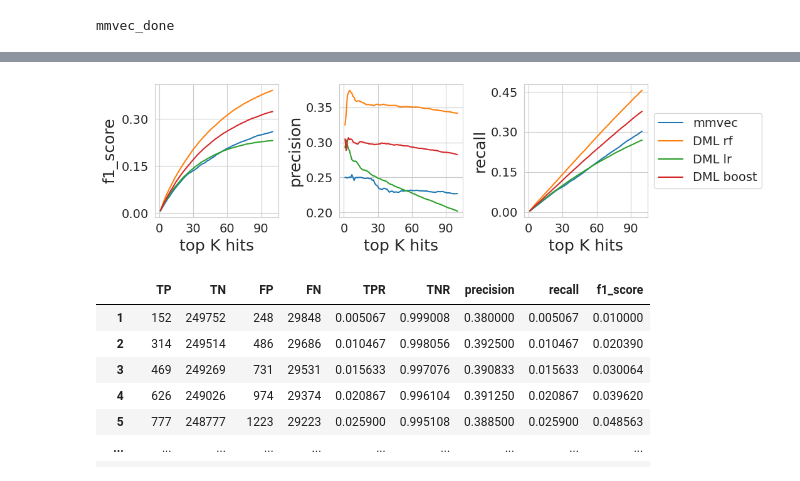
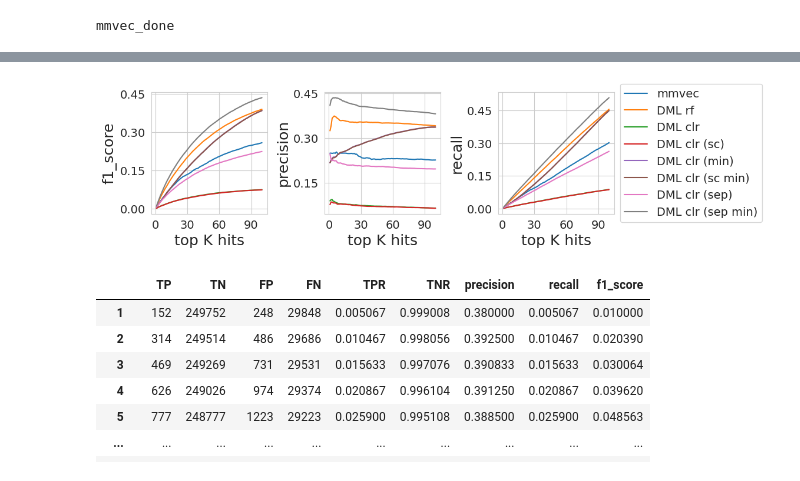
Before and after one commit to DriesDeRyck/thesis, a Jupyter notebook: multiomic-cooccurrences-master/ipynb/Figure2-benchmarks.ipynb, the cells around one changed output, grey strips where cells are left out. Saved outputs shown, nothing was run; the diff lists cells and outputs as text; code cells hidden in the pictures.

```diff
--- a/multiomic-cooccurrences-master/ipynb/Figure2-benchmarks.ipynb
+++ b/multiomic-cooccurrences-master/ipynb/Figure2-benchmarks.ipynb
@@ -168,9 +168,21 @@ dml_ranks_rf = pd.read_csv(os.path.join(results_dir, 'rel/dml_ranks.rf.tsv'), in
     ranks.index, ranks.columns]
 dml_ranks_lr = pd.read_csv(os.path.join(results_dir, 'rel/dml_ranks.lr.tsv'), index_col=0, sep="\t").T.loc[
     ranks.index, ranks.columns]
+dml_ranks_boost = pd.read_csv(os.path.join(results_dir, 'rel/dml_ranks.boost.earlystopping.tsv'), index_col=0, sep="\t").T.loc[
+    ranks.index, ranks.columns]
 # dml_ranks_norm = pd.read_csv(os.path.join(results_dir, 'rel/dml_ranks.norm.tsv'), index_col=0, sep="\t").T.loc[
 #     ranks.index, ranks.columns]
-dml_ranks_boost = pd.read_csv(os.path.join(results_dir, 'rel/dml_ranks.boost.earlystopping.tsv'), index_col=0, sep="\t").T.loc[
+dml_ranks_clr_rf = pd.read_csv(os.path.join(results_dir, 'rel/dml_ranks_clr_rf.tsv'), index_col=0, sep="\t").T.loc[
+    ranks.index, ranks.columns]
+dml_ranks_clr_scaled_rf = pd.read_csv(os.path.join(results_dir, 'rel/dml_ranks.clr_scaled.tsv'), index_col=0, sep="\t").T.loc[
+    ranks.index, ranks.columns]
+dml_ranks_clr_min_rf = pd.read_csv(os.path.join(results_dir, 'rel/dml_ranks.clr_min.tsv'), index_col=0, sep="\t").T.loc[
+    ranks.index, ranks.columns]
+dml_ranks_clr_sc_min_rf = pd.read_csv(os.path.join(results_dir, 'rel/dml_ranks.clr_sc_min.tsv'), index_col=0, sep="\t").T.loc[
+    ranks.index, ranks.columns]
+dml_ranks_clr_sep_rf = pd.read_csv(os.path.join(results_dir, 'rel/dml_ranks.clr_sep.tsv'), index_col=0, sep="\t").T.loc[
+    ranks.index, ranks.columns]
+dml_ranks_clr_sep_min_rf = pd.read_csv(os.path.join(results_dir, 'rel/dml_ranks.clr_sep_min.tsv'), index_col=0, sep="\t").T.loc[
     ranks.index, ranks.columns]
 
 # dml_subset20 = pd.read_csv(os.path.join(results_dir, 'rel/subset20/coefficient_matrix_parallel.tsv'), index_col=0, sep="\t").T.loc[ranks.index, ranks.columns]
@@ -210,9 +212,15 @@ print("mmvec_done")
 # se_res = _edge_roc_curve(se_ranks, edges, k_max=k, axis=1)
 # print("se_done")
 dml_rf = _edge_roc_curve(dml_ranks_rf, edges, k_max=k, axis=1)
-dml_lr = _edge_roc_curve(dml_ranks_lr, edges, k_max=k, axis=1)
-dml_boost = _edge_roc_curve(dml_ranks_boost, edges, k_max=k, axis=1)
+# dml_lr = _edge_roc_curve(dml_ranks_lr, edges, k_max=k, axis=1)
+# dml_boost = _edge_roc_curve(dml_ranks_boost, edges, k_max=k, axis=1)
 # dml_norm_res = _edge_roc_curve(dml_ranks_norm, edges, k_max=k, axis=1)
+dml_clr_rf_res = _edge_roc_curve(dml_ranks_clr_rf, edges, k_max=k, axis=1)
+dml_clr_scaled_rf_res = _edge_roc_curve(dml_ranks_clr_scaled_rf, edges, k_max=k, axis=1)
+dml_clr_min_rf_res = _edge_roc_curve(dml_ranks_clr_min_rf, edges, k_max=k, axis=1)
+dml_clr_sc_min_rf_res = _edge_roc_curve(dml_ranks_clr_sc_min_rf, edges, k_max=k, axis=1)
+dml_clr_sep_rf_res = _edge_roc_curve(dml_ranks_clr_sep_rf, edges, k_max=k, axis=1)
+dml_clr_sep_min_rf_res = _edge_roc_curve(dml_ranks_clr_sep_min_rf, edges, k_max=k, axis=1)
 # subset20_res = _edge_roc_curve(dml_subset20, edges, k_max=k, axis=1)
 # subset100_res = _edge_roc_curve(dml_subset100, edges, k_max=k, axis=1)
 # subset500_res = _edge_roc_curve(dml_subset500, edges, k_max=k, axis=1)
@@ -265,37 +257,43 @@ edge_dir = 0 # for released
 # edge_dir = 2 # for inhibited
 
 def plot_stats(ax, attr='F score', edge_dir=0):
     ax.plot(mmvec_res[edge_dir][attr], label='mmvec')
     # ax.plot(pearson_res[edge_dir][attr], label='spearman')
     # ax.plot(spearman_res[edge_dir][attr], label='pearson')
     # ax.plot(sparcc_res[edge_dir][attr], label='sparcc')
     # ax.plot(phi_res[edge_dir][attr], label='phi')
     # ax.plot(rho_res[edge_dir][attr], label='rho')
     # ax.plot(se_res[edge_dir][attr], label='spiec-easi')
     ax.plot(dml_rf[edge_dir][attr], label='DML rf')
     # ax.plot(dml_norm_res[edge_dir][attr], label='DML norm')
+    ax.plot(dml_clr_rf_res[edge_dir][attr], label='DML clr')
+    ax.plot(dml_clr_scaled_rf_res[edge_dir][attr], label='DML clr (sc)')
+    ax.plot(dml_clr_min_rf_res[edge_dir][attr], label='DML clr (min)')
+    ax.plot(dml_clr_sc_min_rf_res[edge_dir][attr], label='DML clr (sc min)')
+    ax.plot(dml_clr_sep_rf_res[edge_dir][attr], label='DML clr (sep)')
+    ax.plot(dml_clr_sep_min_rf_res[edge_dir][attr], label='DML clr (sep min)')
     # ax.plot(subset20_res[edge_dir][attr], label='DML subset20')
     # ax.plot(subset100_res[edge_dir][attr], label='DML subset100')
     # ax.plot(subset500_res[edge_dir][attr], label='DML subset500')
     # ax.plot(subset500_res[edge_dir][attr], label='DML subset500')
-    ax.plot(dml_lr[edge_dir][attr], label='DML lr')
-    ax.plot(dml_boost[edge_dir][attr], label='DML boost')
+    # ax.plot(dml_lr[edge_dir][attr], label='DML lr')
+    # ax.plot(dml_boost[edge_dir][attr], label='DML boost')
     ax.set_ylabel(attr, fontsize=18)
     ax.set_xlabel('top K hits', fontsize=18)
     ax.tick_params(axis="x", labelsize=14)
     ax.tick_params(axis="y", labelsize=14)
     ax.xaxis.set_major_locator(plt.MaxNLocator(4))
     ax.yaxis.set_major_locator(plt.MaxNLocator(4))
 
 
 plot_stats(ax[0], attr='f1_score', edge_dir=edge_dir)
 plot_stats(ax[1], attr='precision', edge_dir=edge_dir)
 plot_stats(ax[2], attr='recall', edge_dir=edge_dir)
 plt.tight_layout()
 ax[2].legend(loc='center left', bbox_to_anchor=(1, 0.5), fontsize=14)
-plt.savefig(f"../results/benchmark_output/CF_sims/metrics_methods.png", bbox_inches='tight')
+plt.savefig(f"../results/benchmark_output/CF_sims/metrics_clr_sep_min.png", bbox_inches='tight')
 # %% [output]
-[figure, old version]
+[figure, new version]
 # %%
 dml_rf[0]
 # %% [output]
```
Also changed, not shown: parts of 3 cells of this notebook, 29 other files.
